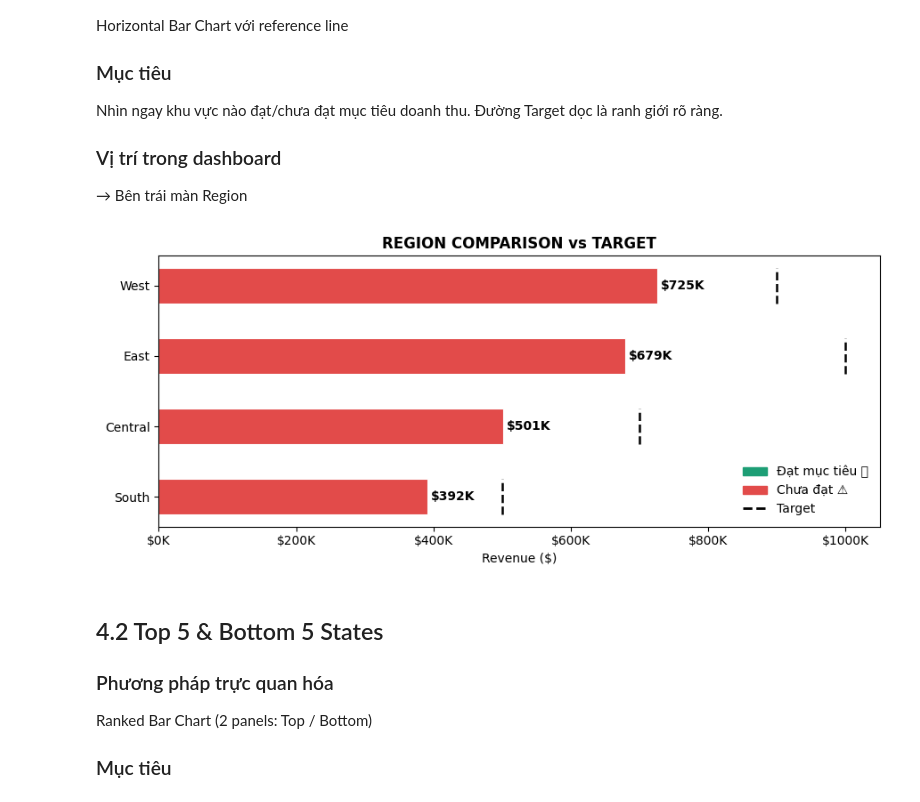
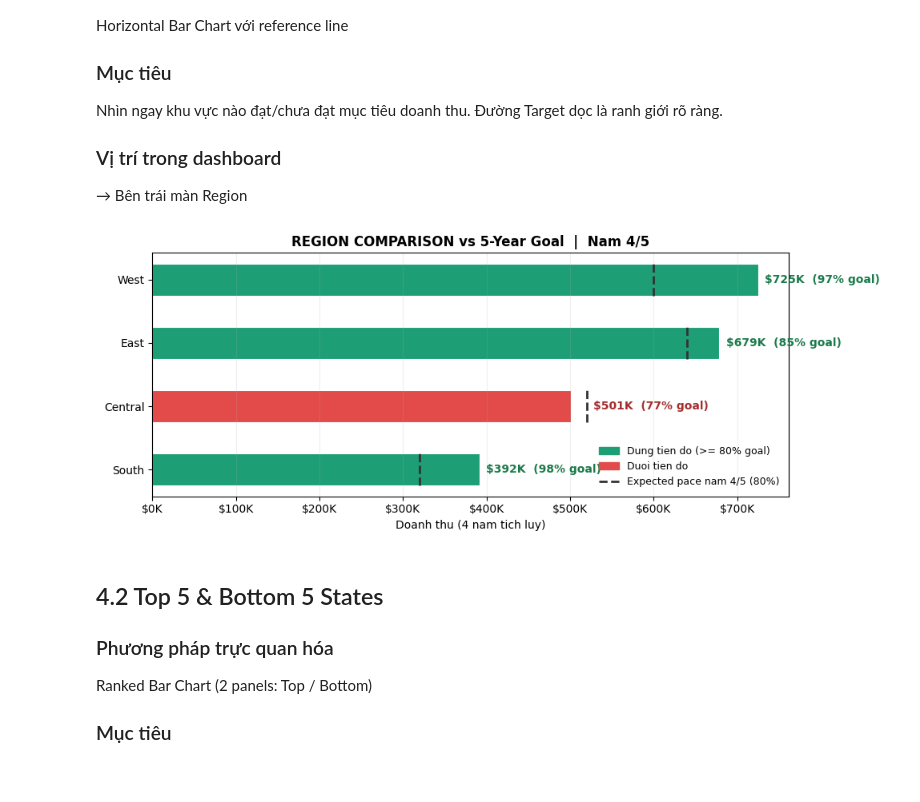
Before and after one commit to Thuily05/archive, a Jupyter notebook: chapter7_executive_dashboard_complete (1).ipynb, the cells around one changed output. Drawn from its saved outputs; the diff is of its cells as text; code cells hidden in the pictures.

```diff
--- a/chapter7_executive_dashboard_complete (1).ipynb
+++ b/chapter7_executive_dashboard_complete (1).ipynb
@@ -1796,40 +1873,51 @@ Nhìn ngay khu vực nào đạt/chưa đạt mục tiêu doanh thu.
 
 → Bên trái màn Region
 # %%
+# ── Region Comparison vs Expected Pace (5-Year Goal, Nam 4/5)
+import matplotlib.patches as mpatches
+from matplotlib.lines import Line2D
 
-# ── Region Comparison với Target Line
-region_sales = df.groupby('Region')['Sales'].sum().sort_values()
-region_targets = {'South': 500_000, 'Central': 700_000, 'East': 1_000_000, 'West': 900_000}
+sale_goals = {'East': 800_000, 'West': 750_000, 'South': 400_000, 'Central': 650_000}
+PACE       = 4 / 5
 
-fig, ax = plt.subplots(figsize=(9, 4))
-regions = region_sales.index.tolist()
-vals = region_sales.values
-bar_colors = ['#1D9E75' if vals[i] >= region_targets.get(regions[i], 0) else '#E24B4A'
+region_sales = df.groupby('Region')['Sales'].sum()
+regions      = sorted(sale_goals.keys(), key=lambda r: region_sales[r])
+vals         = [region_sales[r] for r in regions]
+
+fig, ax = plt.subplots(figsize=(10, 4))
+
+bar_colors = ['#1D9E75' if vals[i] >= sale_goals[regions[i]] * PACE else '#E24B4A'
               for i in range(len(regions))]
 
 bars = ax.barh(regions, vals, color=bar_colors, edgecolor='white', linewidth=0.8, height=0.5)
 
-for region, bar in zip(regions, bars):
-    target = region_targets.get(region, 0)
-    ax.vlines(target, bar.get_y(), bar.get_y()+bar.get_height(),
-              color='black', linestyle='--', linewidth=1.8, zorder=5)
-    ax.text(vals[regions.index(region)] + 5000, bar.get_y() + bar.get_height()/2,
-            f'${vals[regions.index(region)]/1000:.0f}K',
-            va='center', fontsize=10, fontweight='bold')
+for i, (region, bar) in enumerate(zip(regions, bars)):
+    goal     = sale_goals[region]
+    expected = goal * PACE
+    ax.vlines(expected, bar.get_y(), bar.get_y() + bar.get_height(),
+              color='#333333', linestyle='--', linewidth=2, zorder=5)
+    pct = vals[i] / goal * 100
+    ax.text(max(vals[i], expected) + 8000,
+            bar.get_y() + bar.get_height() / 2,
+            f'${vals[i]/1000:.0f}K  ({pct:.0f}% goal)',
+            va='center', fontsize=10, fontweight='bold',
+            color='#1a7a4a' if vals[i] >= expected else '#a32d2d')
 
-legend_elements = [
-    mpatches.Patch(color='#1D9E75', label='Đạt mục tiêu ✅'),
-    mpatches.Patch(color='#E24B4A', label='Chưa đạt ⚠️'),
-    Line2D([0],[0], color='black', linestyle='--', linewidth=2, label='Target'),
-]
-ax.legend(handles=legend_elements, frameon=False, loc='lower right')
-ax.xaxis.set_major_formatter(plt.FuncFormatter(lambda v,_: f'${v/1000:.0f}K'))
-ax.set_title('REGION COMPARISON vs TARGET', fontsize=12, fontweight='bold')
-ax.set_xlabel('Revenue ($)')
+ax.legend(handles=[
+    mpatches.Patch(color='#1D9E75', label='Dung tien do (>= 80% goal)'),
+    mpatches.Patch(color='#E24B4A', label='Duoi tien do'),
+    Line2D([0], [0], color='#333333', linestyle='--', linewidth=2,
+           label='Expected pace nam 4/5 (80%)'),
+], frameon=False, loc='lower right', fontsize=9)
+
+ax.xaxis.set_major_formatter(plt.FuncFormatter(lambda v, _: f'${v/1000:.0f}K'))
+ax.set_title('REGION COMPARISON vs 5-Year Goal  |  Nam 4/5', fontsize=12, fontweight='bold')
+ax.set_xlabel('Doanh thu (4 nam tich luy)')
+ax.grid(True, axis='x', alpha=0.2)
 plt.tight_layout()
 plt.show()
 # %% [output]
-[figure, old version]
+[figure, new version]
 # %% [markdown]
 ## 4.2 Top 5 & Bottom 5 States
 
```
Also changed, not shown: parts of 4 cells of this notebook.
